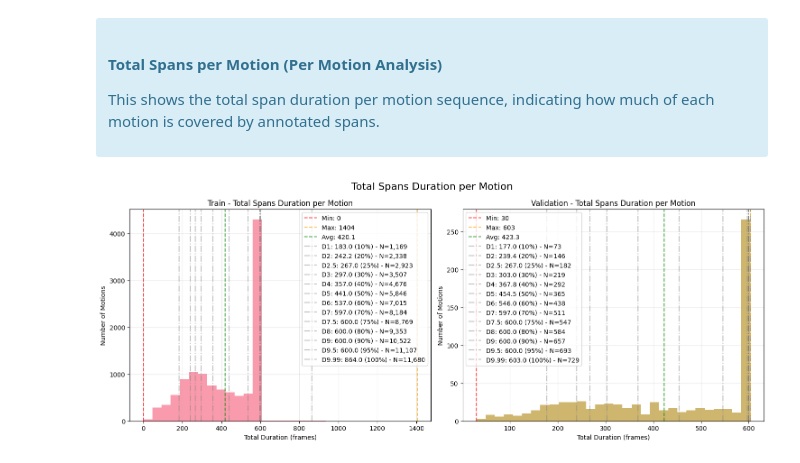
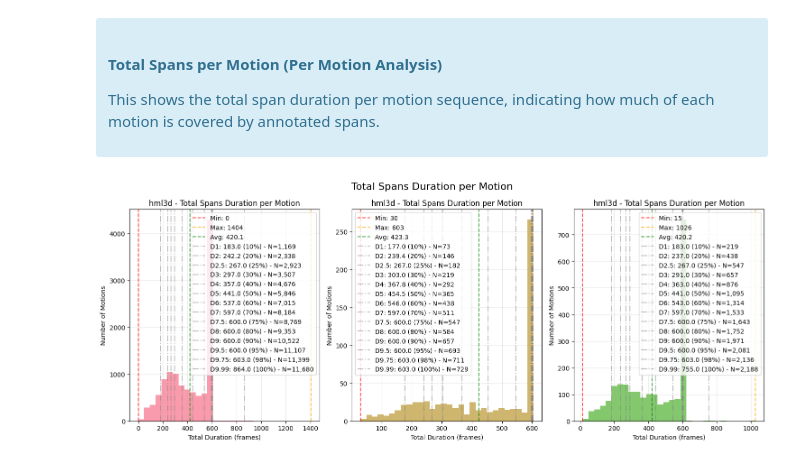
Before and after one commit to raideno/MoLiNER, a Jupyter notebook: notebooks/data/hml3d.hml3d.analysis.ipynb, the cells around one changed output. Saved outputs shown, nothing was run; the diff lists cells and outputs as text; code cells hidden in the pictures.

```diff
--- a/notebooks/data/hml3d.hml3d.analysis.ipynb
+++ b/notebooks/data/hml3d.hml3d.analysis.ipynb
@@ -512,10 +361,10 @@ This shows how many spans (temporal segments) are associated with each motion se
 
 </div>
 # %%
-fig, axes = plt.subplots(1, 2, figsize=(15, 6))
+fig, axes = plt.subplots(1, len(analyses), figsize=(15, 6))
 fig.suptitle('Spans per Motion Distribution', fontsize=16)
 
-for i, analysis in enumerate([train_analysis, validation_analysis]):
+for i, analysis in enumerate(analyses):
     name = analysis['dataset_name']
     spans_per_motion = analysis['spans_per_motion']
 
@@ -534,7 +383,7 @@ for i, analysis in enumerate([train_analysis, validation_analysis]):
         axes[i].axvline(max_spans, color='orange', linestyle='--', alpha=0.7, label=f'Max: {max_spans}')
         axes[i].axvline(avg_spans, color='green', linestyle='--', alpha=0.7, label=f'Avg: {avg_spans:.1f}')
 
-        for d in deciles:
+        for d in DECILES:
             decile = np.percentile(spans_per_motion, d*10)
             # axes[i].axvline(decile, color='gray', linestyle='-.', alpha=0.5, label=f'D{d}: {decile:.1f}')
             axes[i].axvline(
@@ -587,10 +408,10 @@ This shows the distribution of individual span durations in frames, with horizon
 
 </div>
 # %%
-fig, axes = plt.subplots(1, 2, figsize=(15, 6))
+fig, axes = plt.subplots(1, len(analyses), figsize=(15, 6))
 fig.suptitle('Spans Duration Distribution', fontsize=16)
 
-for i, analysis in enumerate([train_analysis, validation_analysis]):
+for i, analysis in enumerate(analyses):
     name = analysis['dataset_name']
     span_durations = analysis['durations']
 
@@ -609,7 +430,7 @@ for i, analysis in enumerate([train_analysis, validation_analysis]):
         axes[i].axvline(max_duration, color='orange', linestyle='--', alpha=0.7, label=f'Max: {max_duration}')
         axes[i].axvline(avg_duration, color='green', linestyle='--', alpha=0.7, label=f'Avg: {avg_duration:.1f}')
 
-        for d in deciles:
+        for d in DECILES:
             decile = np.percentile(span_durations, d*10)
             # axes[i].axvline(decile, color='gray', linestyle='-.', alpha=0.5, label=f'D{d}: {decile:.1f}')
             axes[i].axvline(
@@ -628,27 +448,0 @@ plt.show()
-# %%
-fig, ax = plt.subplots(1, 1, figsize=(10, 6))
-fig.suptitle('Spans Duration Distribution - Box Plot', fontsize=16)
-
-datasets = ['Train', 'Validation']
-box_data = []
-colors = ['C0', 'C1']
-
-for i, analysis in enumerate([train_analysis, validation_analysis]):
-    span_durations = analysis['durations']
-    if span_durations:
-        span_durations_seconds = [d / DEFAULT_FPS for d in span_durations]
-        box_data.append(span_durations_seconds)
-
-bp = ax.boxplot(box_data, positions=[1, 2], widths=0.6, patch_artist=True)
-for i, box in enumerate(bp['boxes']):
-    box.set_facecolor(colors[i])
-    box.set_alpha(0.7)
-
-ax.set_title('Spans Duration Distribution')
-ax.set_ylabel('Duration (seconds)')
-ax.set_xticks([1, 2])
-ax.set_xticklabels(datasets)
-ax.grid(True, alpha=0.3)
-
-plt.tight_layout()
-plt.show()
@@ -663,41 +455,41 @@ This shows the total span duration per motion sequence, indicating how much of e
 
 </div>
 # %%
-fig, axes = plt.subplots(1, 2, figsize=(15, 6))
+fig, axes = plt.subplots(1, len(analyses), figsize=(15, 6))
 fig.suptitle('Total Spans Duration per Motion', fontsize=16)
 
-for i, analysis in enumerate([train_analysis, validation_analysis]):
+for i, analysis in enumerate(analyses):
     name = analysis['dataset_name']
     spans_durations_per_motion = analysis['spans_durations_per_motion']
 
     if spans_durations_per_motion:
         axes[i].hist(spans_durations_per_motion, bins=30, alpha=0.7, color=f'C{i}')
         axes[i].set_title(f'{name} - Total Spans Duration per Motion')
         axes[i].set_xlabel('Total Duration (frames)')
         axes[i].set_ylabel('Number of Motions')
         axes[i].grid(True, alpha=0.3)
 
         min_duration = np.min(spans_durations_per_motion)
         max_duration = np.max(spans_durations_per_motion)
         avg_duration = np.mean(spans_durations_per_motion)
 
         axes[i].axvline(min_duration, color='red', linestyle='--', alpha=0.7, label=f'Min: {min_duration}')
         axes[i].axvline(max_duration, color='orange', linestyle='--', alpha=0.7, label=f'Max: {max_duration}')
         axes[i].axvline(avg_duration, color='green', linestyle='--', alpha=0.7, label=f'Avg: {avg_duration:.1f}')
 
-        for d in deciles:
+        for d in DECILES:
             decile = np.percentile(spans_durations_per_motion, d*10)
             # axes[i].axvline(decile, color='gray', linestyle='-.', alpha=0.5, label=f'D{d}: {decile:.1f}')
             axes[i].axvline(
                 decile,
                 color='gray',
                 linestyle='-.',
                 alpha=0.5,
                 label=f'D{d}: {decile:.1f} ({d*10:.0f}%) - N={int(len(spans_durations_per_motion)*d/10):,}'
             )
         axes[i].legend()
 
 plt.tight_layout()
 plt.show()
 # %% [output]
-[figure, old version]
+[figure, new version]
```
Also changed, not shown: parts of 25 cells of this notebook, 14 other files.
